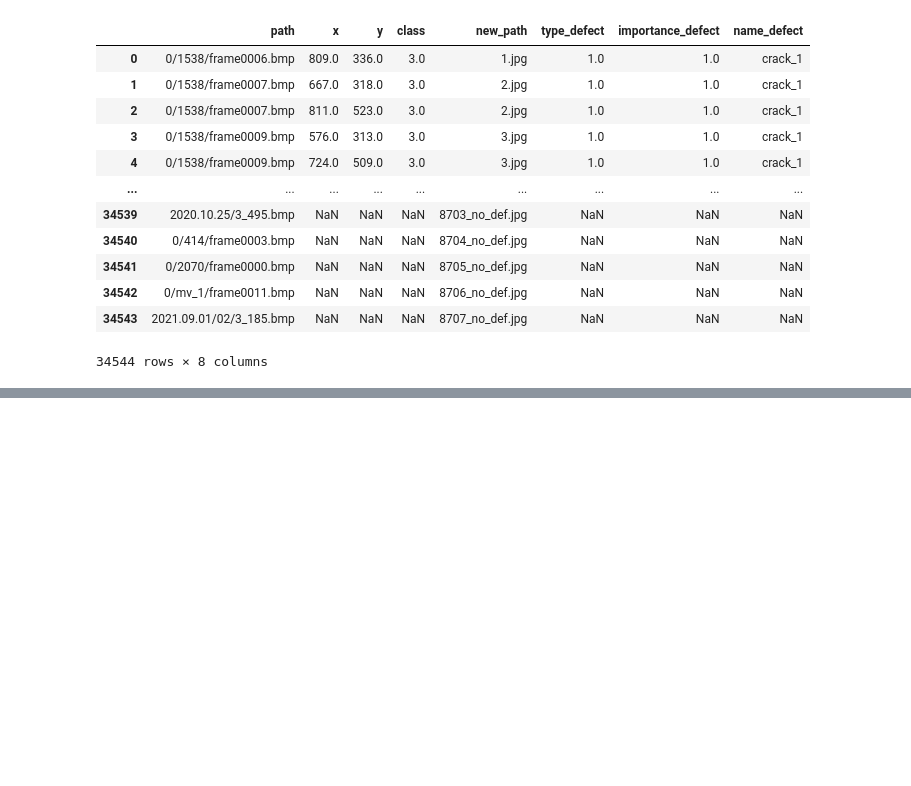
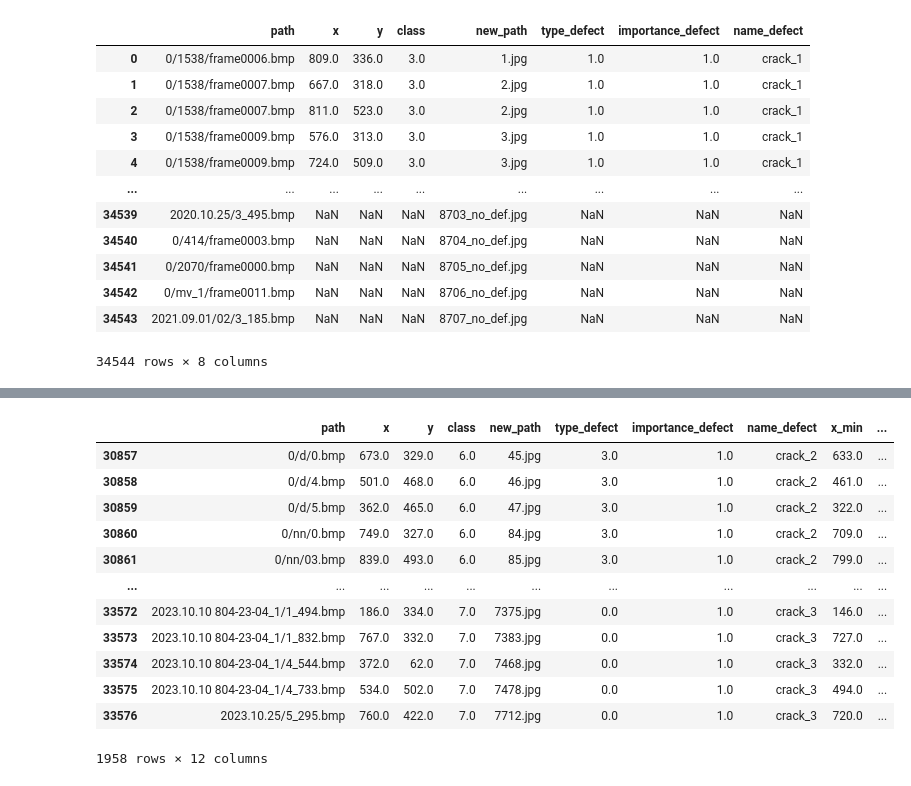
Before and after one commit to Dynamical-LR/atomic_pipes, a Jupyter notebook: nn/data_preparation/4_create_bbox.ipynb, the cells around one changed output, grey strips where cells are left out. Saved outputs shown, nothing was run; the diff lists cells and outputs as text; code cells hidden in the pictures; blank space fills up the shorter version.

```diff
--- a/nn/data_preparation/4_create_bbox.ipynb
+++ b/nn/data_preparation/4_create_bbox.ipynb
@@ -172,0 +178,16 @@ def get_bbox(x_center, y_center, cls):
+# %%
+df[~df['x_min'].isna()] # 2k
+# %% [output]
+|  | path | x | y | class | new_path | type_defect | importance_defect | name_defect | x_min | ... |
+| 30857 | 0/d/0.bmp | 673.0 | 329.0 | 6.0 | 45.jpg | 3.0 | 1.0 | crack_2 | 633.0 | ... |
+| 30858 | 0/d/4.bmp | 501.0 | 468.0 | 6.0 | 46.jpg | 3.0 | 1.0 | crack_2 | 461.0 | ... |
+| 30859 | 0/d/5.bmp | 362.0 | 465.0 | 6.0 | 47.jpg | 3.0 | 1.0 | crack_2 | 322.0 | ... |
+| 30860 | 0/nn/0.bmp | 749.0 | 327.0 | 6.0 | 84.jpg | 3.0 | 1.0 | crack_2 | 709.0 | ... |
+| 30861 | 0/nn/03.bmp | 839.0 | 493.0 | 6.0 | 85.jpg | 3.0 | 1.0 | crack_2 | 799.0 | ... |
+| ... | ... | ... | ... | ... | ... | ... | ... | ... | ... | ... |
+| 33572 | 2023.10.10 804-23-04_1/1_494.bmp | 186.0 | 334.0 | 7.0 | 7375.jpg | 0.0 | 1.0 | crack_3 | 146.0 | ... |
+| 33573 | 2023.10.10 804-23-04_1/1_832.bmp | 767.0 | 332.0 | 7.0 | 7383.jpg | 0.0 | 1.0 | crack_3 | 727.0 | ... |
+| 33574 | 2023.10.10 804-23-04_1/4_544.bmp | 372.0 | 62.0 | 7.0 | 7468.jpg | 0.0 | 1.0 | crack_3 | 332.0 | ... |
+| 33575 | 2023.10.10 804-23-04_1/4_733.bmp | 534.0 | 502.0 | 7.0 | 7478.jpg | 0.0 | 1.0 | crack_3 | 494.0 | ... |
+| 33576 | 2023.10.25/5_295.bmp | 760.0 | 422.0 | 7.0 | 7712.jpg | 0.0 | 1.0 | crack_3 | 720.0 | ... |
+1958 rows × 12 columns
```
Also changed, not shown: parts of 9 cells of this notebook, 2 other files.
